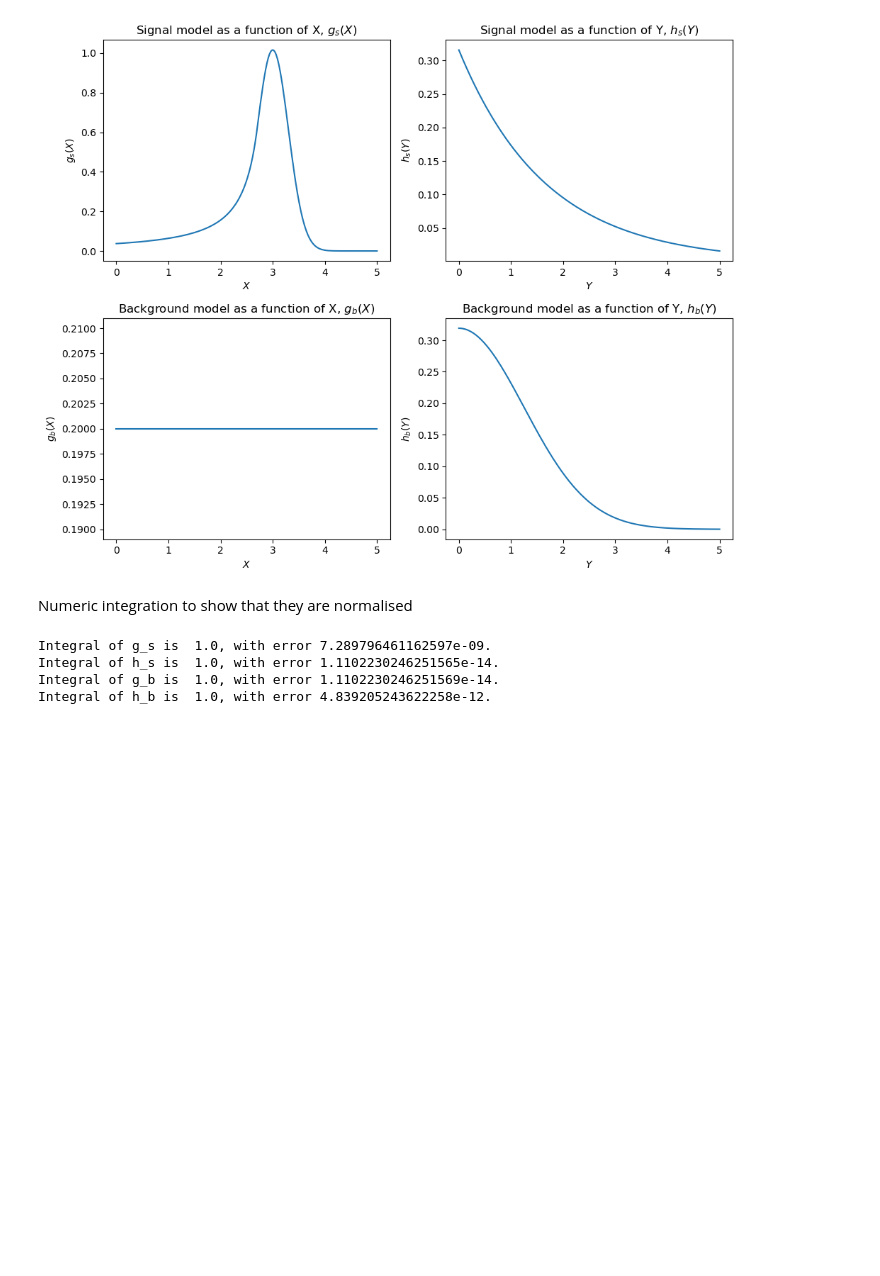
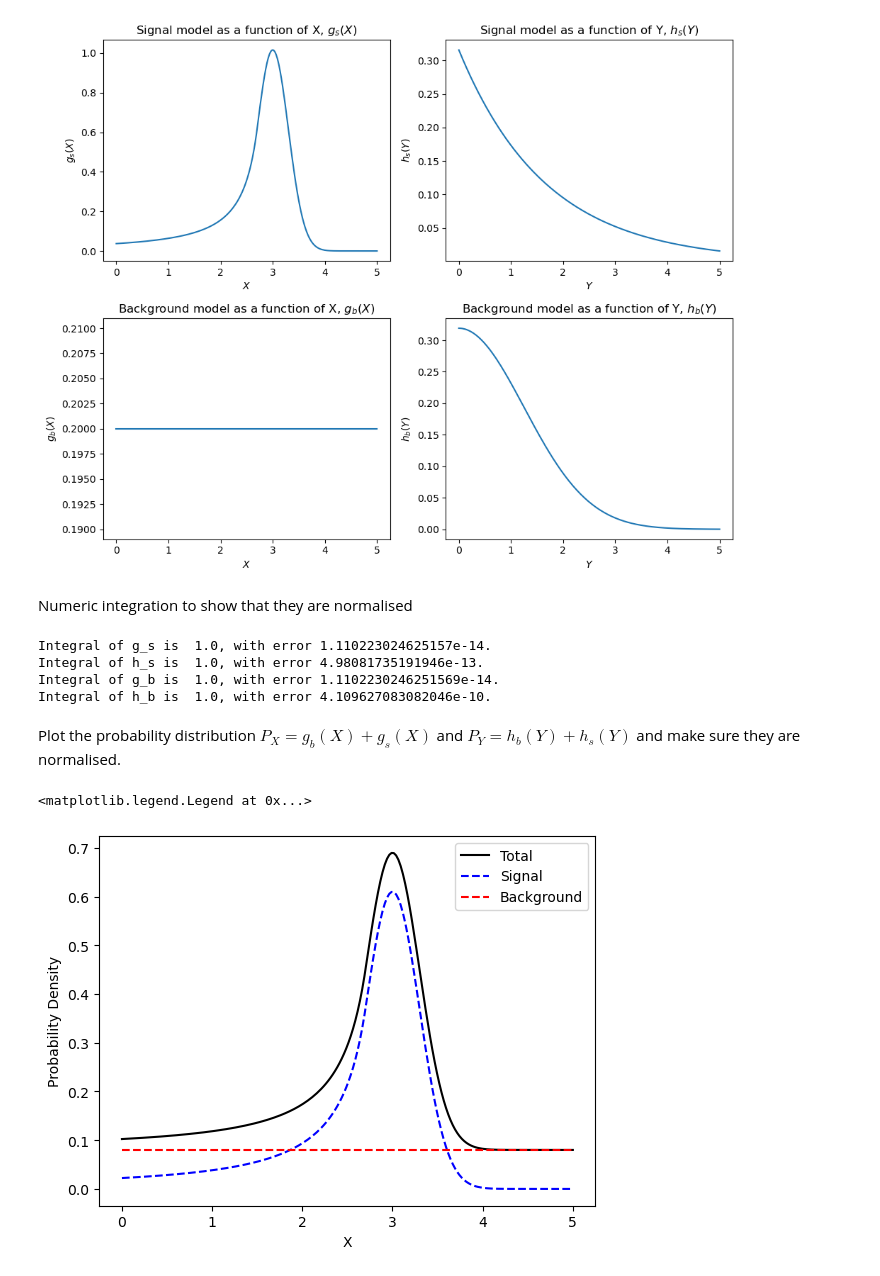
Before and after one commit to elizabethsztan/DIS_S1, a Jupyter notebook: notebook.ipynb, the cells around one changed output. Saved outputs shown, nothing was run; the diff lists cells and outputs as text; code cells hidden in the pictures; blank space fills up the shorter version.

Commit message:
Added total X and Y plots

```diff
--- a/notebook.ipynb
+++ b/notebook.ipynb
@@ -77,6 +77,17 @@ plt.tight_layout()
 # %% [markdown]
 Numeric integration to show that they are normalised
 # %%
+#can change the parameters to ensure correct normalisation always
+mu = 4
+sigma = 9
+beta = 12
+m = 12
+f = 0.8
+lmbda = 9
+mu_b = 2
+sigma_b = 3
+
+
 integral_g_s = scipy.integrate.quad(g_s, X_llim, X_ulim)
 integral_h_s = scipy.integrate.quad(h_s, Y_llim, Y_ulim)
 integral_g_b = scipy.integrate.quad(g_b, X_llim, X_ulim)
@@ -87,7 +98,35 @@ print(f'Integral of h_s is {integral_h_s[0]: 0.1f}, with error {integral_h_s[1]}
 print(f'Integral of g_b is {integral_g_b[0]: 0.1f}, with error {integral_g_b[1]}.')
 print(f'Integral of h_b is {integral_h_b[0]: 0.1f}, with error {integral_h_b[1]}.')
 # %% [output]
-Integral of g_s is  1.0, with error 7.289796461162597e-09.
-Integral of h_s is  1.0, with error 1.1102230246251565e-14.
+Integral of g_s is  1.0, with error 1.110223024625157e-14.
+Integral of h_s is  1.0, with error 4.98081735191946e-13.
 Integral of g_b is  1.0, with error 1.1102230246251569e-14.
-Integral of h_b is  1.0, with error 4.839205243622258e-12.
+Integral of h_b is  1.0, with error 4.109627083082046e-10.
+# %% [markdown]
+Plot the probability distribution $P_X = g_b(X)+g_s(X)$ and $P_Y = h_b(Y)+h_s(Y)$ and make sure they are normalised.
+# %%
+#define original parameters again
+mu = 3
+sigma = 0.3
+beta = 1
+m = 1.4
+f = 0.6
+lmbda = 0.3
+mu_b = 0
+sigma_b = 2.5
+# %%
+def P_X(x):
+    return (1-f) * g_b(x) + f * g_s(x)
+
+def P_Y(y):
+    return (1-f) * h_b(y) + f * h_s(y)
+# %%
+plt.plot(x, P_X(x), 'k-', label='Total')
+plt.plot(x, f*g_s(x), 'b--', label='Signal')
+plt.plot(x, (1-f)*g_b(x), 'r--', label='Background')
+plt.xlabel('X')
+plt.ylabel('Probability Density')
+plt.legend()
+# %% [output]
+<matplotlib.legend.Legend at 0x...>
+[figure, added]
```
Also changed, not shown: parts of 2 cells of this notebook.
